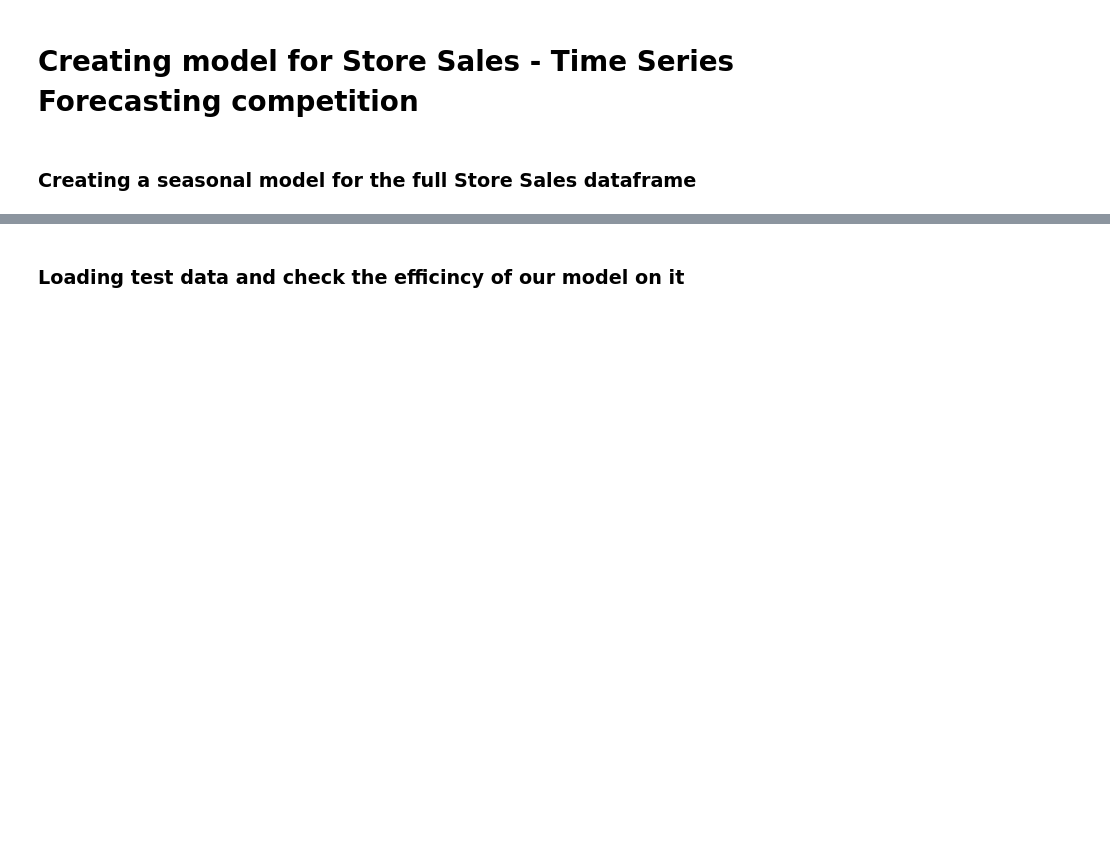
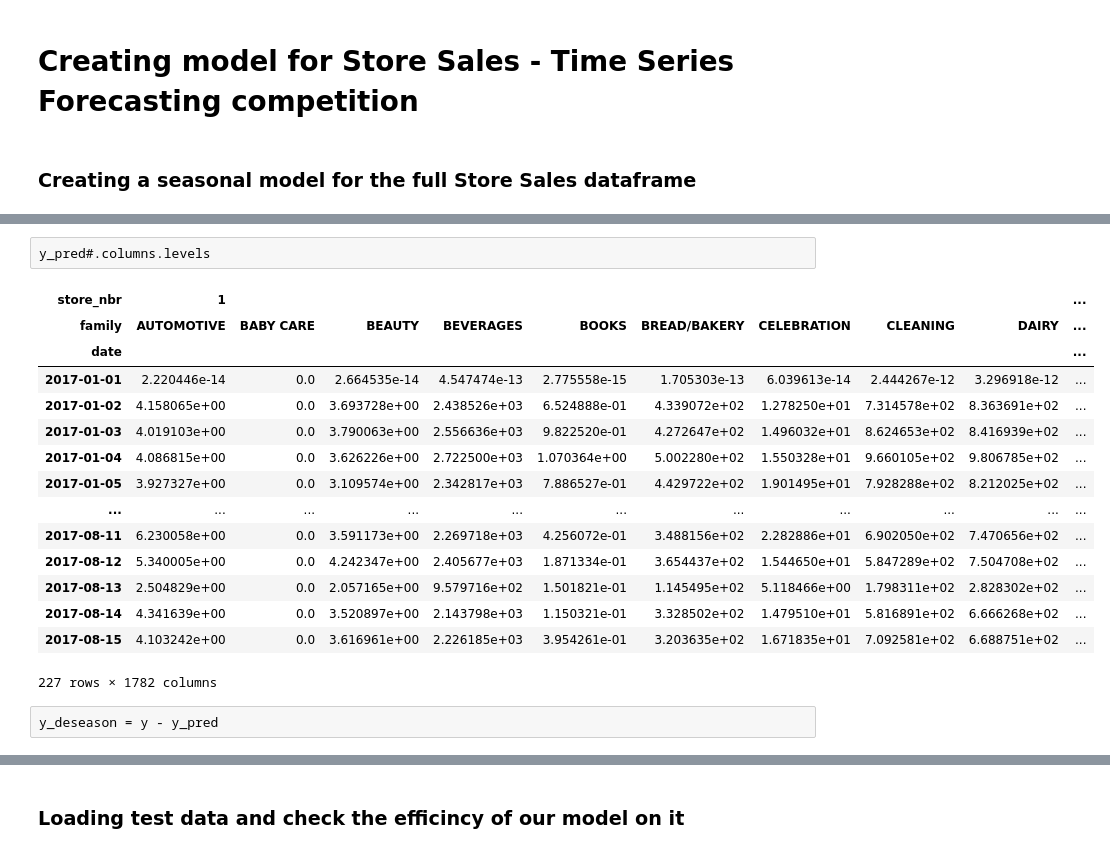
Before and after one commit to matib-g/Store-Sales_Forecasting, a Jupyter notebook: store_sales_model_notebook.ipynb, the cells around one changed output, grey strips where cells are left out. Saved outputs shown, nothing was run; the diff lists cells and outputs as text; blank space fills up the shorter version.

```diff
--- a/store_sales_model_notebook.ipynb
+++ b/store_sales_model_notebook.ipynb
@@ -165,0 +199,20 @@ y_pred = pd.DataFrame(model.predict(X), index=X.index, columns=y.columns)
+# %%
+y_pred#.columns.levels
+# %% [output]
+| store_nbr | 1 |  |  |  |  |  |  |  |  | ... |
+| family | AUTOMOTIVE | BABY CARE | BEAUTY | BEVERAGES | BOOKS | BREAD/BAKERY | CELEBRATION | CLEANING | DAIRY | ... |
+| date |  |  |  |  |  |  |  |  |  | ... |
+| 2017-01-01 | 2.220446e-14 | 0.0 | 2.664535e-14 | 4.547474e-13 | 2.775558e-15 | 1.705303e-13 | 6.039613e-14 | 2.444267e-12 | 3.296918e-12 | ... |
+| 2017-01-02 | 4.158065e+00 | 0.0 | 3.693728e+00 | 2.438526e+03 | 6.524888e-01 | 4.339072e+02 | 1.278250e+01 | 7.314578e+02 | 8.363691e+02 | ... |
+| 2017-01-03 | 4.019103e+00 | 0.0 | 3.790063e+00 | 2.556636e+03 | 9.822520e-01 | 4.272647e+02 | 1.496032e+01 | 8.624653e+02 | 8.416939e+02 | ... |
+| 2017-01-04 | 4.086815e+00 | 0.0 | 3.626226e+00 | 2.722500e+03 | 1.070364e+00 | 5.002280e+02 | 1.550328e+01 | 9.660105e+02 | 9.806785e+02 | ... |
+| 2017-01-05 | 3.927327e+00 | 0.0 | 3.109574e+00 | 2.342817e+03 | 7.886527e-01 | 4.429722e+02 | 1.901495e+01 | 7.928288e+02 | 8.212025e+02 | ... |
+| ... | ... | ... | ... | ... | ... | ... | ... | ... | ... | ... |
+| 2017-08-11 | 6.230058e+00 | 0.0 | 3.591173e+00 | 2.269718e+03 | 4.256072e-01 | 3.488156e+02 | 2.282886e+01 | 6.902050e+02 | 7.470656e+02 | ... |
+| 2017-08-12 | 5.340005e+00 | 0.0 | 4.242347e+00 | 2.405677e+03 | 1.871334e-01 | 3.654437e+02 | 1.544650e+01 | 5.847289e+02 | 7.504708e+02 | ... |
+| 2017-08-13 | 2.504829e+00 | 0.0 | 2.057165e+00 | 9.579716e+02 | 1.501821e-01 | 1.145495e+02 | 5.118466e+00 | 1.798311e+02 | 2.828302e+02 | ... |
+| 2017-08-14 | 4.341639e+00 | 0.0 | 3.520897e+00 | 2.143798e+03 | 1.150321e-01 | 3.328502e+02 | 1.479510e+01 | 5.816891e+02 | 6.666268e+02 | ... |
+| 2017-08-15 | 4.103242e+00 | 0.0 | 3.616961e+00 | 2.226185e+03 | 3.954261e-01 | 3.203635e+02 | 1.671835e+01 | 7.092581e+02 | 6.688751e+02 | ... |
+227 rows × 1782 columns
+# %%
+y_deseason = y - y_pred
```
Also changed, not shown: parts of 16 cells of this notebook.
